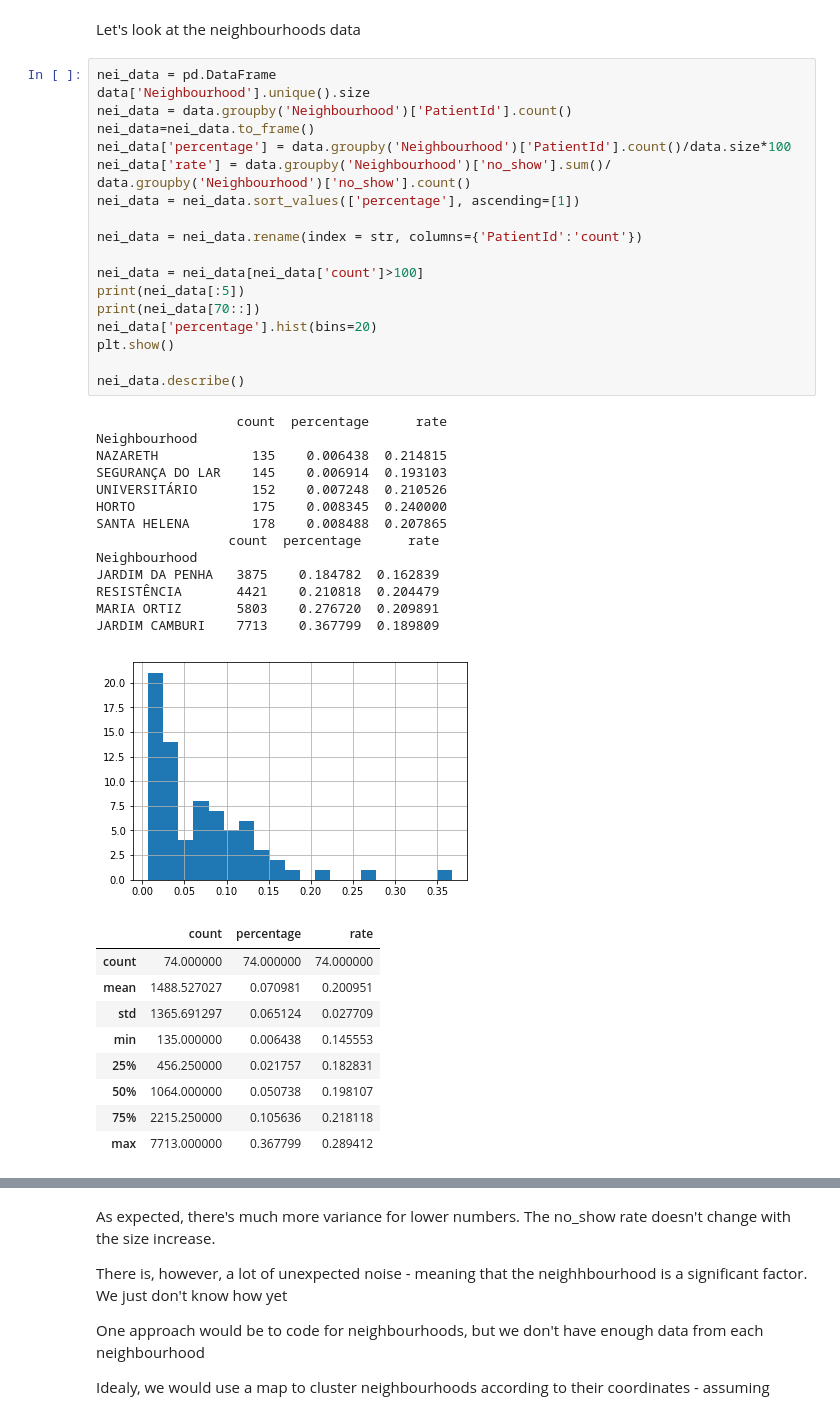
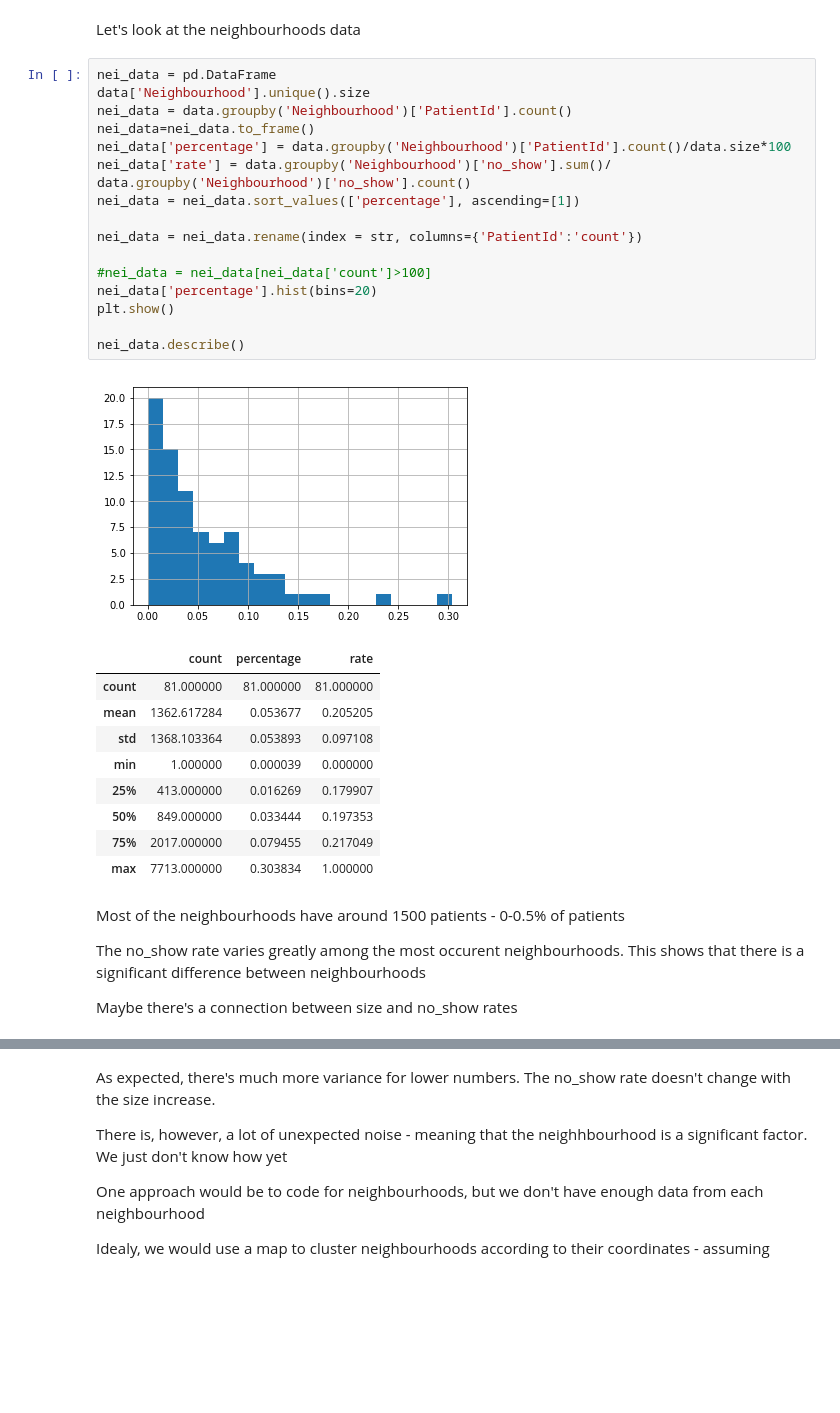
Before and after one commit to idotsuk/patients_no_show, a Jupyter notebook: patient_no_show.ipynb, the cells around one changed output, grey strips where cells are left out. Saved outputs shown, nothing was run; the diff lists cells and outputs as text; blank space fills up the shorter version.

```diff
--- a/patient_no_show.ipynb
+++ b/patient_no_show.ipynb
@@ -371,44 +371,37 @@ Let's look at the neighbourhoods data
 # %%
 nei_data = pd.DataFrame
 data['Neighbourhood'].unique().size
 nei_data = data.groupby('Neighbourhood')['PatientId'].count()
 nei_data=nei_data.to_frame()
 nei_data['percentage'] = data.groupby('Neighbourhood')['PatientId'].count()/data.size*100
 nei_data['rate'] = data.groupby('Neighbourhood')['no_show'].sum()/  data.groupby('Neighbourhood')['no_show'].count()
 nei_data = nei_data.sort_values(['percentage'], ascending=[1])
 
 nei_data = nei_data.rename(index = str, columns={'PatientId':'count'})
 
-nei_data = nei_data[nei_data['count']>100]
-print(nei_data[:5])
-print(nei_data[70::])
+#nei_data = nei_data[nei_data['count']>100]
 nei_data['percentage'].hist(bins=20)
 plt.show()
 
 nei_data.describe()
 # %% [output]
-                  count  percentage      rate
-Neighbourhood
-NAZARETH            135    0.006438  0.214815
-SEGURANÇA DO LAR    145    0.006914  0.193103
-UNIVERSITÁRIO       152    0.007248  0.210526
-HORTO               175    0.008345  0.240000
-SANTA HELENA        178    0.008488  0.207865
-                 count  percentage      rate
-Neighbourhood
-JARDIM DA PENHA   3875    0.184782  0.162839
-RESISTÊNCIA       4421    0.210818  0.204479
-MARIA ORTIZ       5803    0.276720  0.209891
-JARDIM CAMBURI    7713    0.367799  0.189809
-[figure, old version]
+[figure, new version]
 |  | count | percentage | rate |
-| count | 74.000000 | 74.000000 | 74.000000 |
-| mean | 1488.527027 | 0.070981 | 0.200951 |
-| std | 1365.691297 | 0.065124 | 0.027709 |
-| min | 135.000000 | 0.006438 | 0.145553 |
-| 25% | 456.250000 | 0.021757 | 0.182831 |
-| 50% | 1064.000000 | 0.050738 | 0.198107 |
-| 75% | 2215.250000 | 0.105636 | 0.218118 |
-| max | 7713.000000 | 0.367799 | 0.289412 |
+| count | 81.000000 | 81.000000 | 81.000000 |
+| mean | 1362.617284 | 0.053677 | 0.205205 |
+| std | 1368.103364 | 0.053893 | 0.097108 |
+| min | 1.000000 | 0.000039 | 0.000000 |
+| 25% | 413.000000 | 0.016269 | 0.179907 |
+| 50% | 849.000000 | 0.033444 | 0.197353 |
+| 75% | 2017.000000 | 0.079455 | 0.217049 |
+| max | 7713.000000 | 0.303834 | 1.000000 |
+# %% [markdown]
+
+Most of the neighbourhoods have around 1500 patients - 0-0.5% of patients
+
+The no_show rate varies greatly among the most occurent neighbourhoods.
+This shows that there is a significant difference between neighbourhoods
+
+Maybe there's a connection between size and no_show rates
 # %%
 
```
Also changed, not shown: parts of 21 cells of this notebook.
